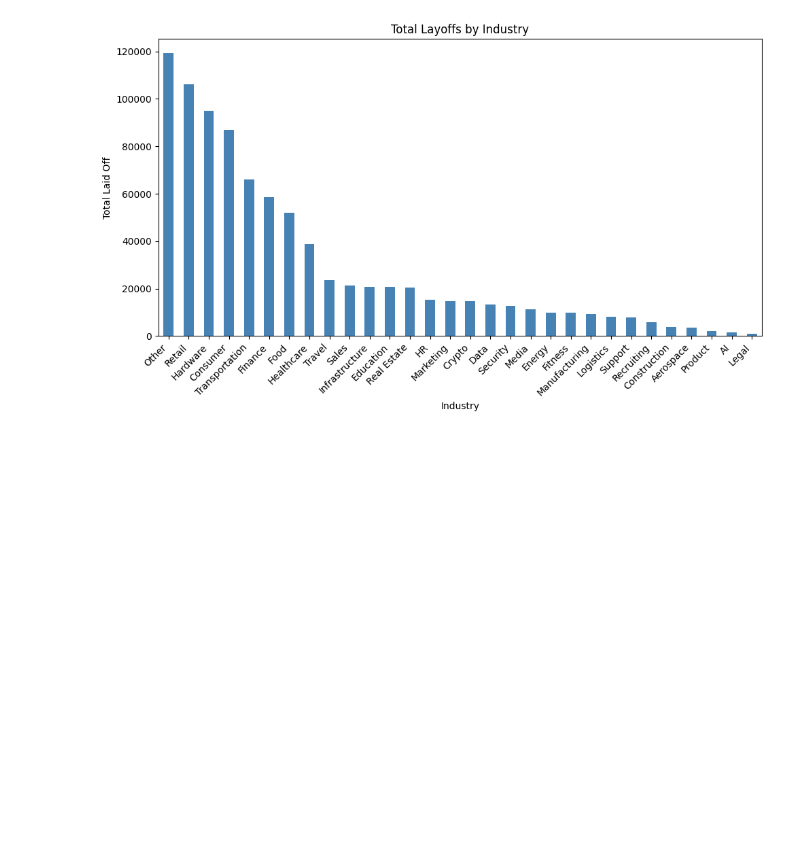
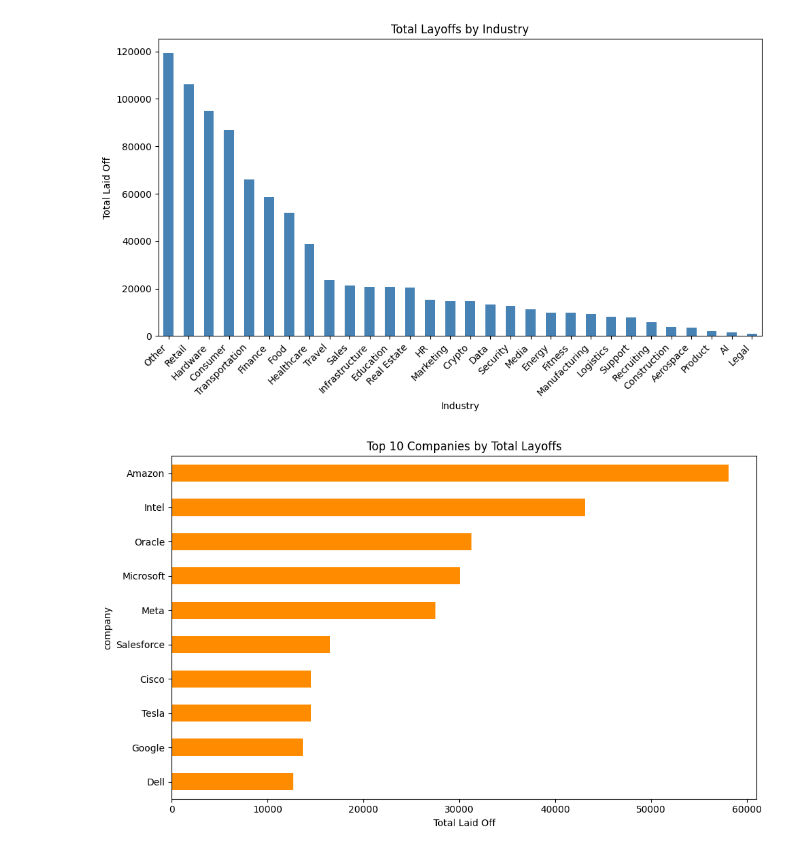
Before and after one commit to khoidt2604/Tech-layoffs-data-cleaning-sql, a Jupyter notebook: layoffs_analysis.ipynb, the cells around one changed output. Cells and saved outputs as stored; diff of their text form; code cells hidden in the pictures; blank space fills up the shorter version.

Commit message:
Add insights for top companies of total layoffs

```diff
--- a/layoffs_analysis.ipynb
+++ b/layoffs_analysis.ipynb
@@ -80,3 +80,15 @@ plt.tight_layout()
 plt.show()
 # %% [output]
 [figure]
+# %%
+top_companies = df.groupby('company')['total_laid_off'].sum().sort_values(ascending=False).head(10)
+
+plt.figure(figsize=(10, 6))
+top_companies.plot(kind='barh', color='darkorange')
+plt.title('Top 10 Companies by Total Layoffs')
+plt.xlabel('Total Laid Off')
+plt.gca().invert_yaxis()  # highest at top
+plt.tight_layout()
+plt.show()
+# %% [output]
+[figure, added]
```
